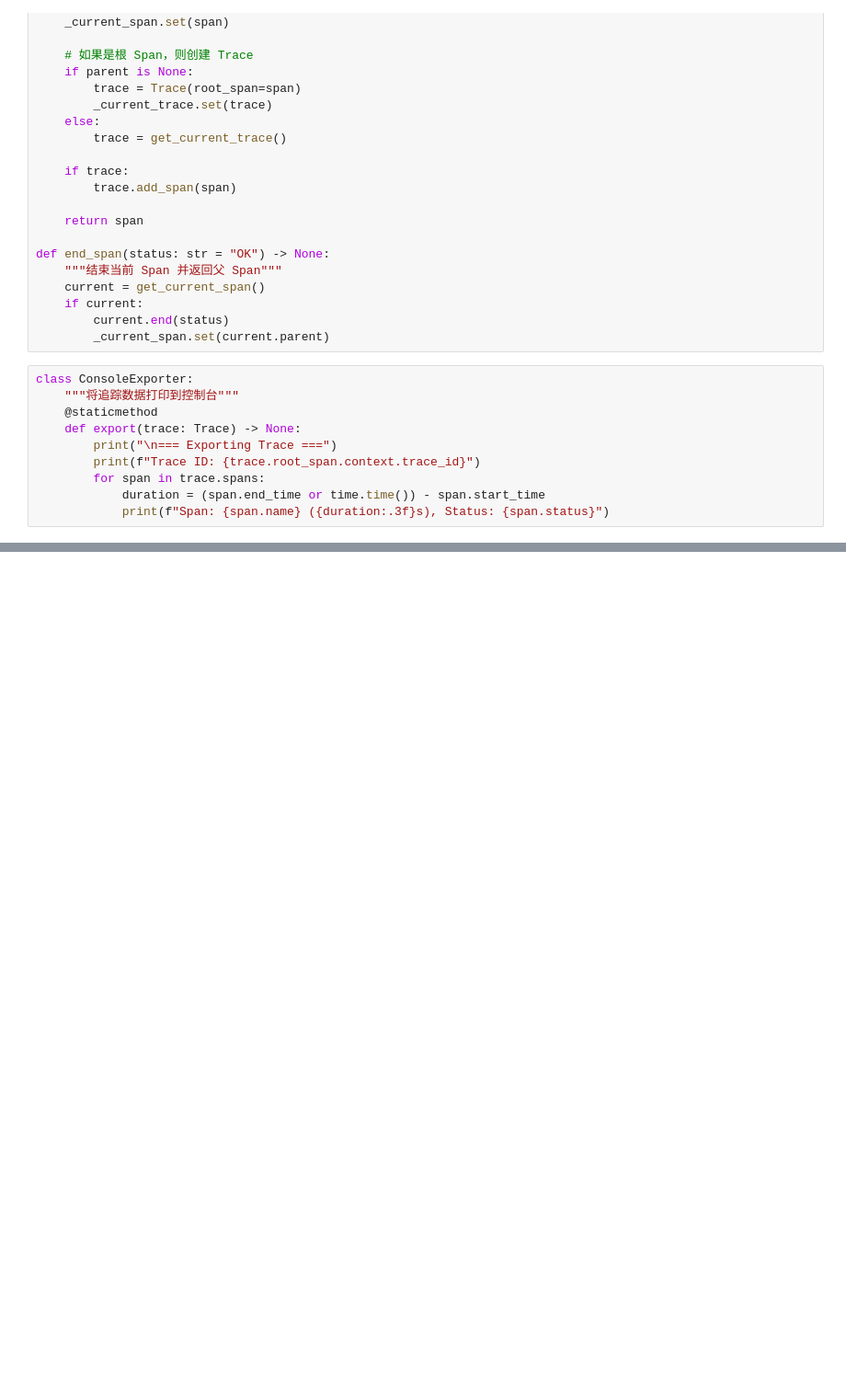
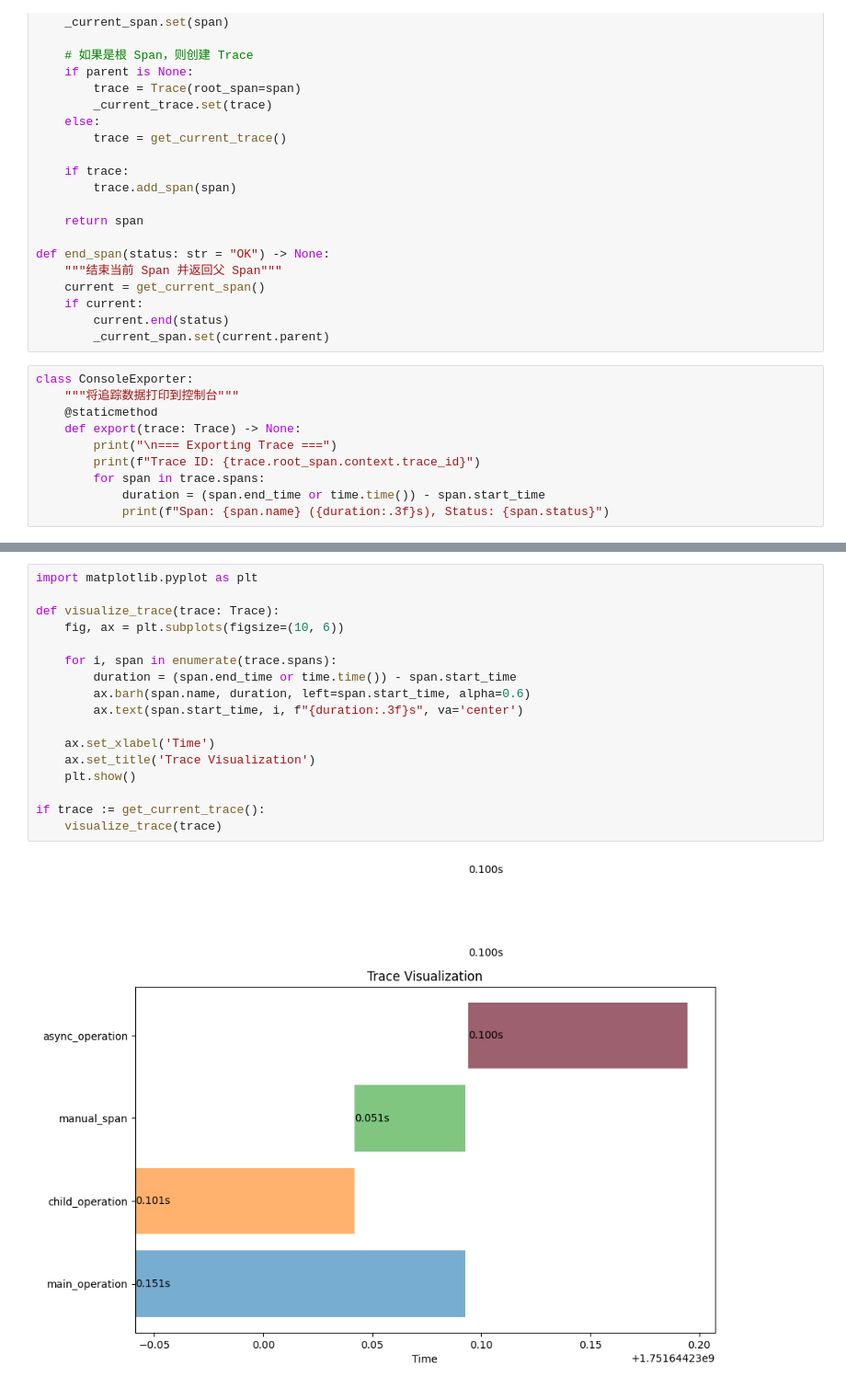
Before and after one commit to zhouruiliangxian/Awesome-demo, a Jupyter notebook: Distributed-Tracing/简易分布式追踪系统.ipynb, the cells around one changed output, grey strips where cells are left out. Shown at 92% size. Drawn from its saved outputs; the diff is of its cells as text; blank space fills up the shorter version.

```diff
--- a/Distributed-Tracing/简易分布式追踪系统.ipynb
+++ b/Distributed-Tracing/简易分布式追踪系统.ipynb
@@ -149,0 +167,19 @@ Span: manual_span (0.050s), Status: OK
+# %%
+import matplotlib.pyplot as plt
+
+def visualize_trace(trace: Trace):
+    fig, ax = plt.subplots(figsize=(10, 6))
+
+    for i, span in enumerate(trace.spans):
+        duration = (span.end_time or time.time()) - span.start_time
+        ax.barh(span.name, duration, left=span.start_time, alpha=0.6)
+        ax.text(span.start_time, i, f"{duration:.3f}s", va='center')
+
+    ax.set_xlabel('Time')
+    ax.set_title('Trace Visualization')
+    plt.show()
+
+if trace := get_current_trace():
+    visualize_trace(trace)
+# %% [output]
+[figure, added]
```
Also changed, not shown: parts of 2 cells of this notebook.
